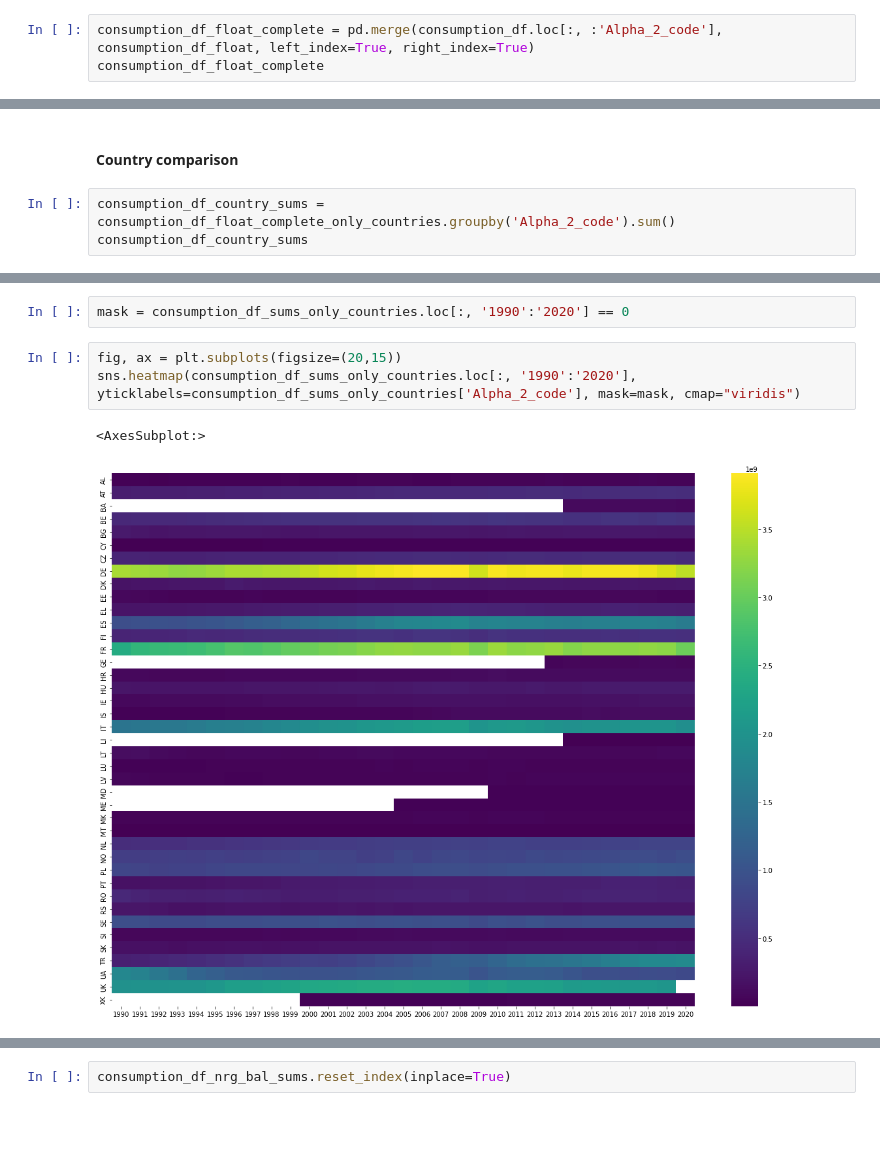
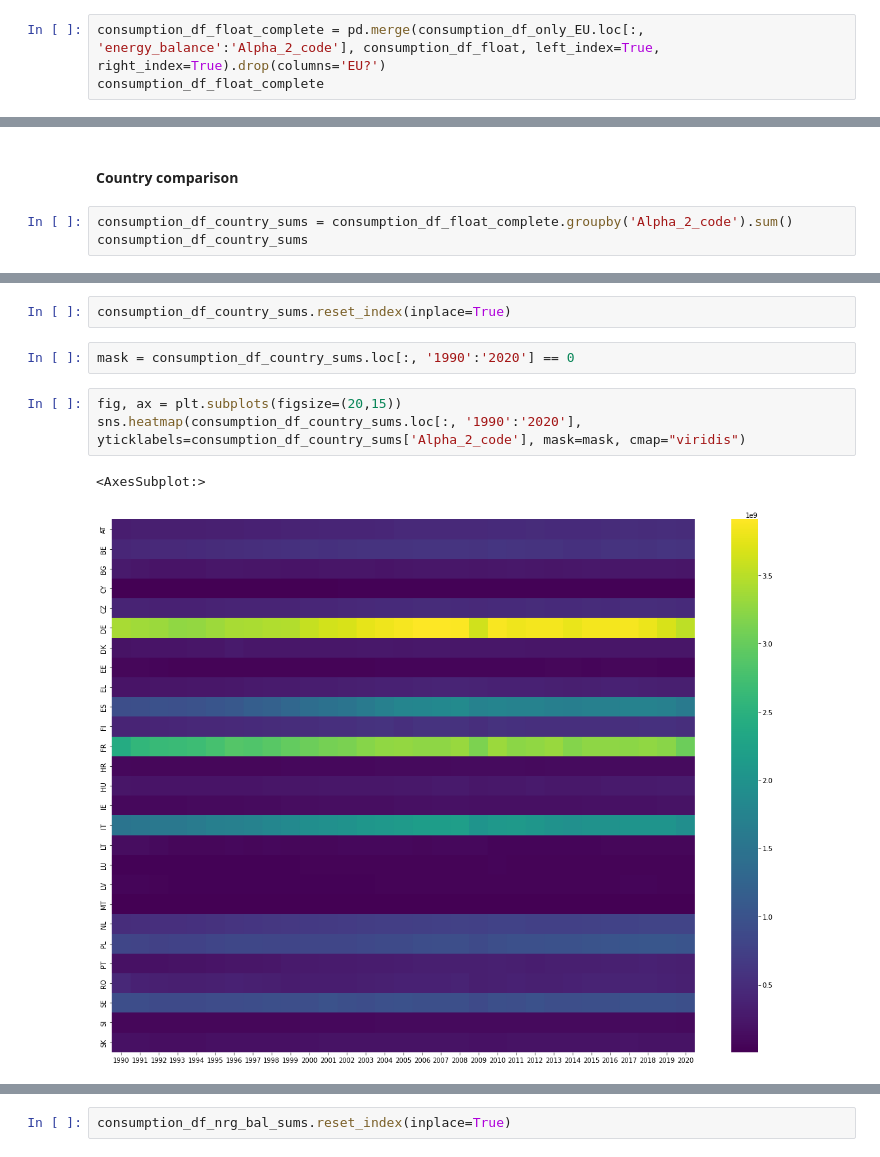
Before and after one commit to SinanSeyhan/green-electricity-project, a Jupyter notebook: notebooks/armin_data_analysis_consumption.ipynb, the cells around one changed output, grey strips where cells are left out. Cells and saved outputs as stored; diff of their text form; blank space fills up the shorter version.

```diff
--- a/notebooks/armin_data_analysis_consumption.ipynb
+++ b/notebooks/armin_data_analysis_consumption.ipynb
@@ -181,4 +221,4 @@ consumption_df_float
 # %%
-consumption_df_float_complete = pd.merge(consumption_df.loc[:, :'Alpha_2_code'], consumption_df_float, left_index=True, right_index=True)
+consumption_df_float_complete = pd.merge(consumption_df_only_EU.loc[:, 'energy_balance':'Alpha_2_code'], consumption_df_float, left_index=True, right_index=True).drop(columns='EU?')
 consumption_df_float_complete
 # %% [output]
@@ -347,6 +289,6 @@ consumption_df_float_complete_only_eu_countries
 # %% [markdown]
 #### Country comparison
 # %%
-consumption_df_country_sums = consumption_df_float_complete_only_countries.groupby('Alpha_2_code').sum()
+consumption_df_country_sums = consumption_df_float_complete.groupby('Alpha_2_code').sum()
 consumption_df_country_sums
 # %% [output]
@@ -415,9 +314,11 @@ consumption_df_sums_only_countries
+# %%
+consumption_df_country_sums.reset_index(inplace=True)
 # %%
-mask = consumption_df_sums_only_countries.loc[:, '1990':'2020'] == 0
+mask = consumption_df_country_sums.loc[:, '1990':'2020'] == 0
 # %%
 fig, ax = plt.subplots(figsize=(20,15))
-sns.heatmap(consumption_df_sums_only_countries.loc[:, '1990':'2020'], yticklabels=consumption_df_sums_only_countries['Alpha_2_code'], mask=mask, cmap="viridis")
+sns.heatmap(consumption_df_country_sums.loc[:, '1990':'2020'], yticklabels=consumption_df_country_sums['Alpha_2_code'], mask=mask, cmap="viridis")
 # %% [output]
 <AxesSubplot:>
-[figure, old version]
+[figure, new version]
 # %%
```
Also changed, not shown: parts of 98 cells of this notebook.
